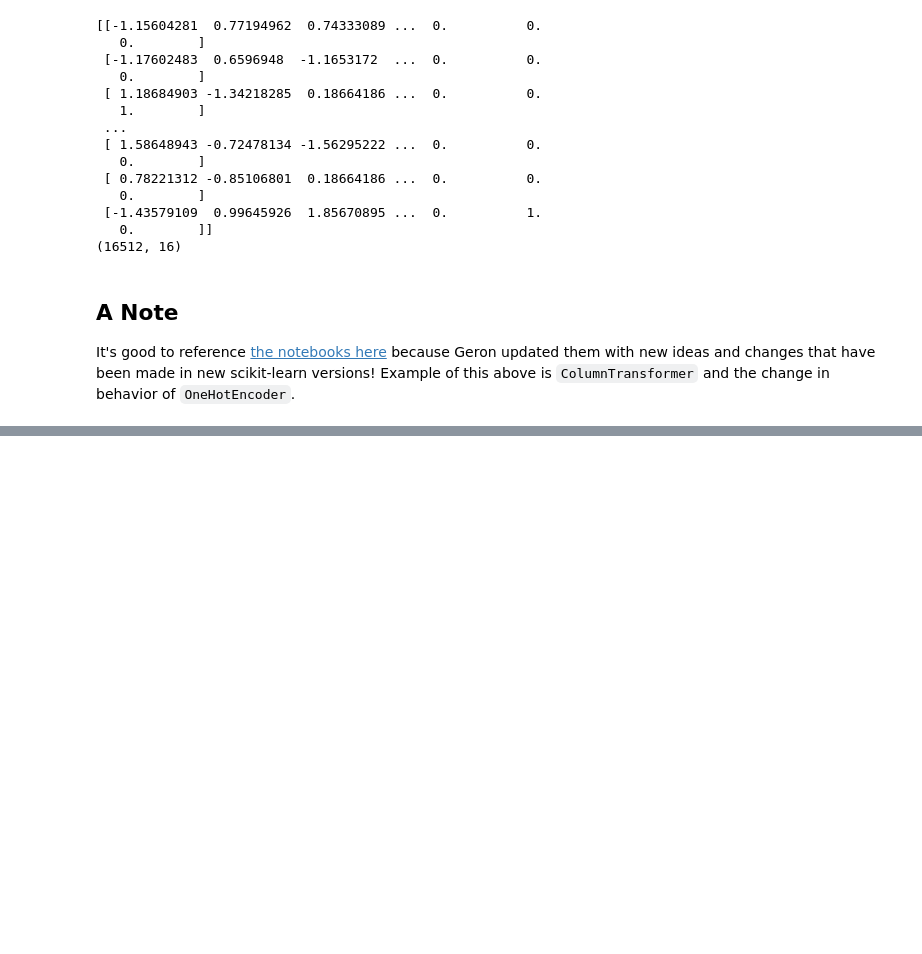
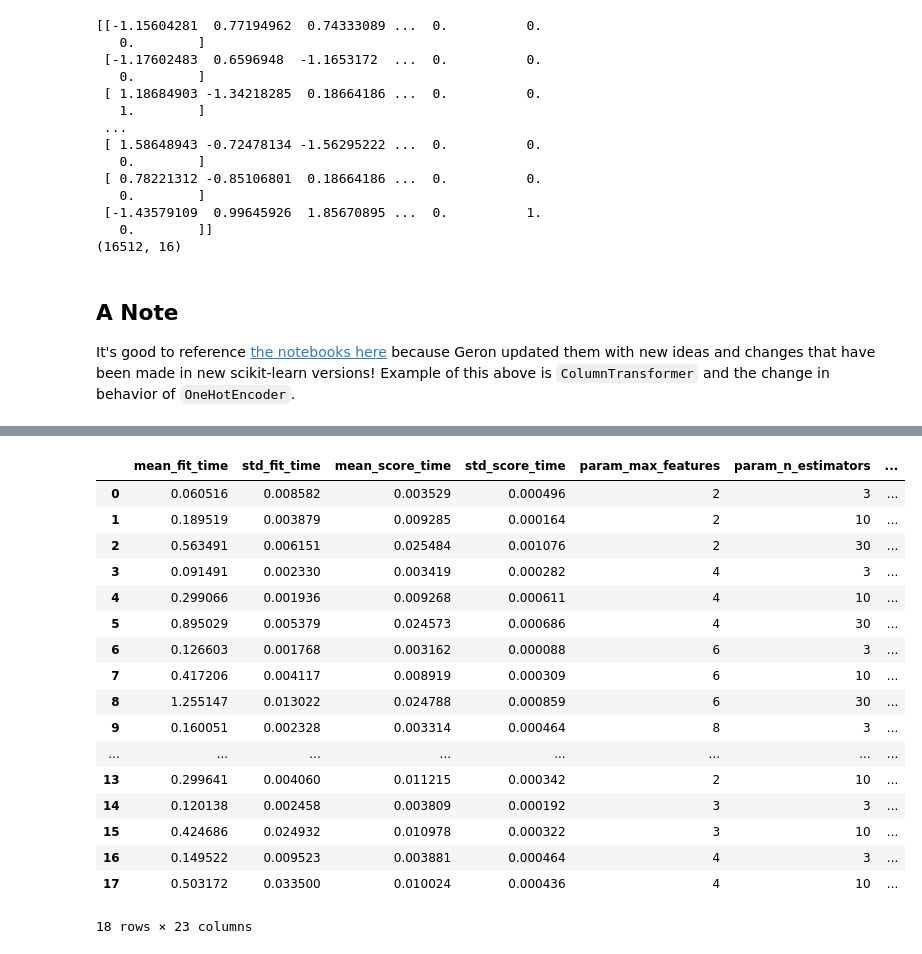
Before and after one commit to rileypeterson/ML, a Jupyter notebook: chapter2/notes.ipynb, the cells around one changed output, grey strips where cells are left out. Drawn from its saved outputs; the diff is of its cells as text; code cells hidden in the pictures; blank space fills up the shorter version.

```diff
--- a/chapter2/notes.ipynb
+++ b/chapter2/notes.ipynb
@@ -400,0 +515,13 @@ It's good to reference [the notebooks here](https://github.com/ageron/handson-ml
+# %%
+from sklearn.model_selection import GridSearchCV
+
+param_grid = [
+    {"n_estimators": [3, 10, 30], "max_features": [2, 4, 6, 8]},
+    {"bootstrap": [False], "n_estimators": [3, 10], "max_features": [2, 3, 4]}
+]
+
+forest_reg = RandomForestRegressor()
+
+grid_search = GridSearchCV(forest_reg, param_grid, cv=5,
+                          scoring="neg_mean_squared_error", return_train_score=True)
+grid_search.fit(x_final, y_final[:, 0])
@@ -400,0 +563,22 @@ It's good to reference [the notebooks here](https://github.com/ageron/handson-ml
+# %%
+# 49744.32698468949 is better than the 50063.56307010515 that we got earlier
+pd.DataFrame(grid_search.cv_results_)
+# %% [output]
+|  | mean_fit_time | std_fit_time | mean_score_time | std_score_time | param_max_features | param_n_estimators | ... |
+| 0 | 0.060516 | 0.008582 | 0.003529 | 0.000496 | 2 | 3 | ... |
+| 1 | 0.189519 | 0.003879 | 0.009285 | 0.000164 | 2 | 10 | ... |
+| 2 | 0.563491 | 0.006151 | 0.025484 | 0.001076 | 2 | 30 | ... |
+| 3 | 0.091491 | 0.002330 | 0.003419 | 0.000282 | 4 | 3 | ... |
+| 4 | 0.299066 | 0.001936 | 0.009268 | 0.000611 | 4 | 10 | ... |
+| 5 | 0.895029 | 0.005379 | 0.024573 | 0.000686 | 4 | 30 | ... |
+| 6 | 0.126603 | 0.001768 | 0.003162 | 0.000088 | 6 | 3 | ... |
+| 7 | 0.417206 | 0.004117 | 0.008919 | 0.000309 | 6 | 10 | ... |
+| 8 | 1.255147 | 0.013022 | 0.024788 | 0.000859 | 6 | 30 | ... |
+| 9 | 0.160051 | 0.002328 | 0.003314 | 0.000464 | 8 | 3 | ... |
+| ... | ... | ... | ... | ... | ... | ... | ... |
+| 13 | 0.299641 | 0.004060 | 0.011215 | 0.000342 | 2 | 10 | ... |
+| 14 | 0.120138 | 0.002458 | 0.003809 | 0.000192 | 3 | 3 | ... |
+| 15 | 0.424686 | 0.024932 | 0.010978 | 0.000322 | 3 | 10 | ... |
+| 16 | 0.149522 | 0.009523 | 0.003881 | 0.000464 | 4 | 3 | ... |
+| 17 | 0.503172 | 0.033500 | 0.010024 | 0.000436 | 4 | 10 | ... |
+18 rows × 23 columns
```
Also changed, not shown: parts of 23 cells of this notebook.
